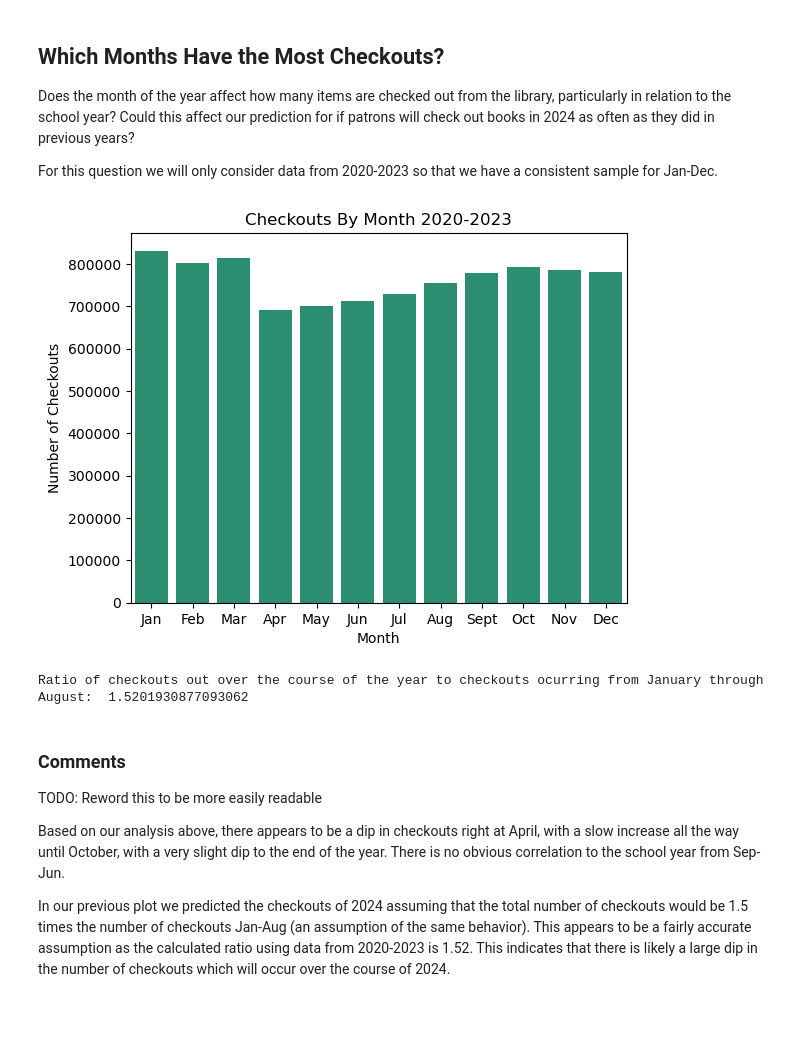
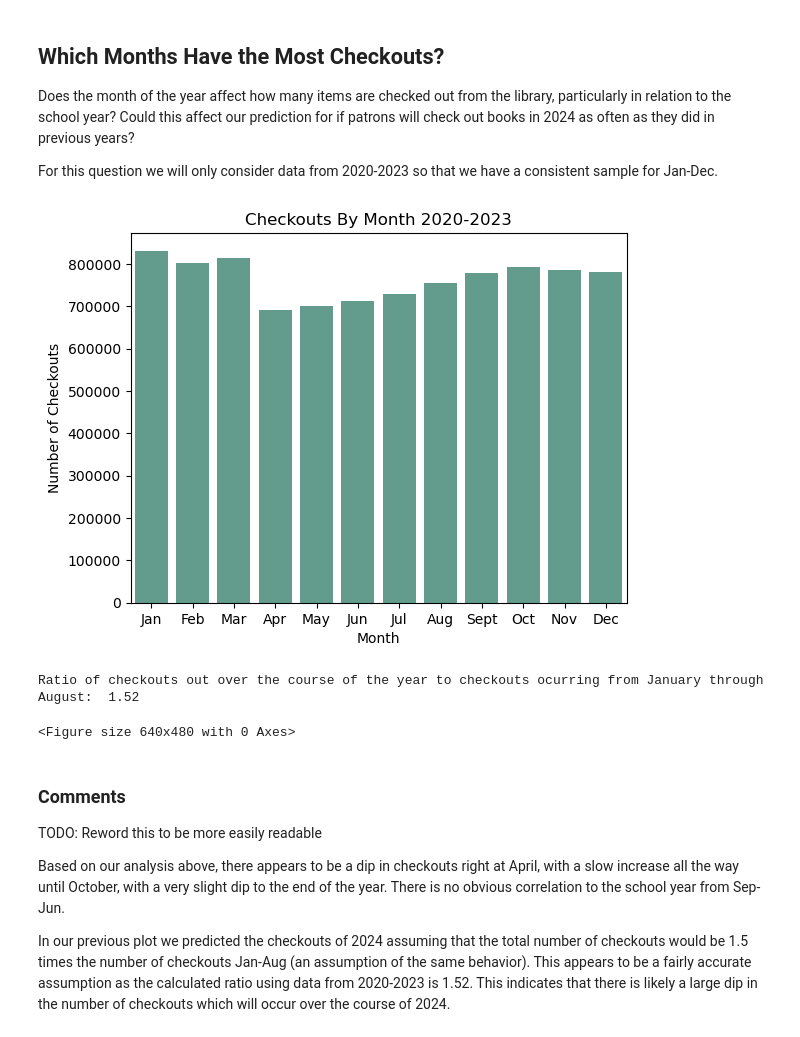
Before and after one commit to grace-blip/Seattle-Library-Project, a Jupyter notebook: Seattle_Library_Analysis.ipynb, the cells around one changed output. Saved outputs shown, nothing was run; the diff lists cells and outputs as text; code cells hidden in the pictures.

```diff
--- a/Seattle_Library_Analysis.ipynb
+++ b/Seattle_Library_Analysis.ipynb
@@ -80,22 +78,23 @@ For this question we will only consider data from 2020-2023 so that we have a co
 # %%
 checkouts_20_23 = checkouts[checkouts['CheckoutYear'] != 2024]
 checkouts_by_month = checkouts_20_23[['CheckoutMonth','Title']].groupby(by='CheckoutMonth', as_index=False).count().rename(columns={'Title':'CheckoutCount'})
-##scale to maximum
-
-sns.barplot(data=checkouts_by_month, x='CheckoutMonth', y= 'CheckoutCount')
-plt.title('Checkouts By Month 2020-2023')
-plt.ylabel('Number of Checkouts')
-plt.xlabel('Month')
-ax = plt.gca()
-ax.set_xticks(range(0,12))
-ax.set_xticklabels(['Jan','Feb','Mar','Apr','May','Jun','Jul','Aug','Sept','Oct','Nov','Dec'])
-plt.show()
-
-total_checkout_ratio = checkouts_20_23['Title'].count()/checkouts_20_23[checkouts_20_23['CheckoutMonth'].isin(range(1,9))]['Title'].count()
-print('Ratio of checkouts out over the course of the year to checkouts ocurring from January through August: ',total_checkout_ratio)
-# %% [output]
-[figure, removed]
-Ratio of checkouts out over the course of the year to checkouts ocurring from January through August:  1.5201930877093062
+# %%
+sns.barplot(data=checkouts_by_month, x='CheckoutMonth', y= 'CheckoutCount', color = palette[1])
+plt.title('Checkouts By Month 2020-2023')
+plt.ylabel('Number of Checkouts')
+plt.xlabel('Month')
+ax = plt.gca()
+ax.set_xticks(range(0,12))
+ax.set_xticklabels(['Jan','Feb','Mar','Apr','May','Jun','Jul','Aug','Sept','Oct','Nov','Dec'])
+plt.show()
+plt.clf()
+
+total_checkout_ratio = checkouts_20_23['Title'].count()/checkouts_20_23[checkouts_20_23['CheckoutMonth'].isin(range(1,9))]['Title'].count()
+print('Ratio of checkouts out over the course of the year to checkouts ocurring from January through August: ',"%.2f" % total_checkout_ratio)
+# %% [output]
+[figure, added]
+Ratio of checkouts out over the course of the year to checkouts ocurring from January through August:  1.52
+<Figure size 640x480 with 0 Axes>
 # %% [markdown]
 ### Comments
 
```
Also changed, not shown: parts of 16 cells of this notebook.
